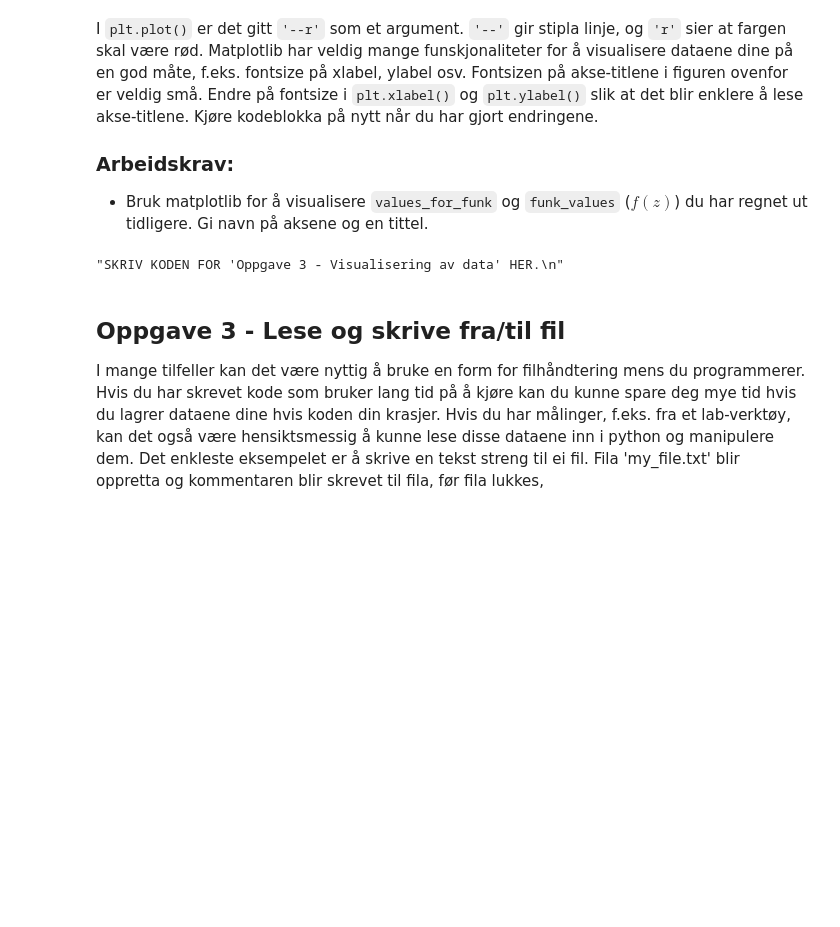
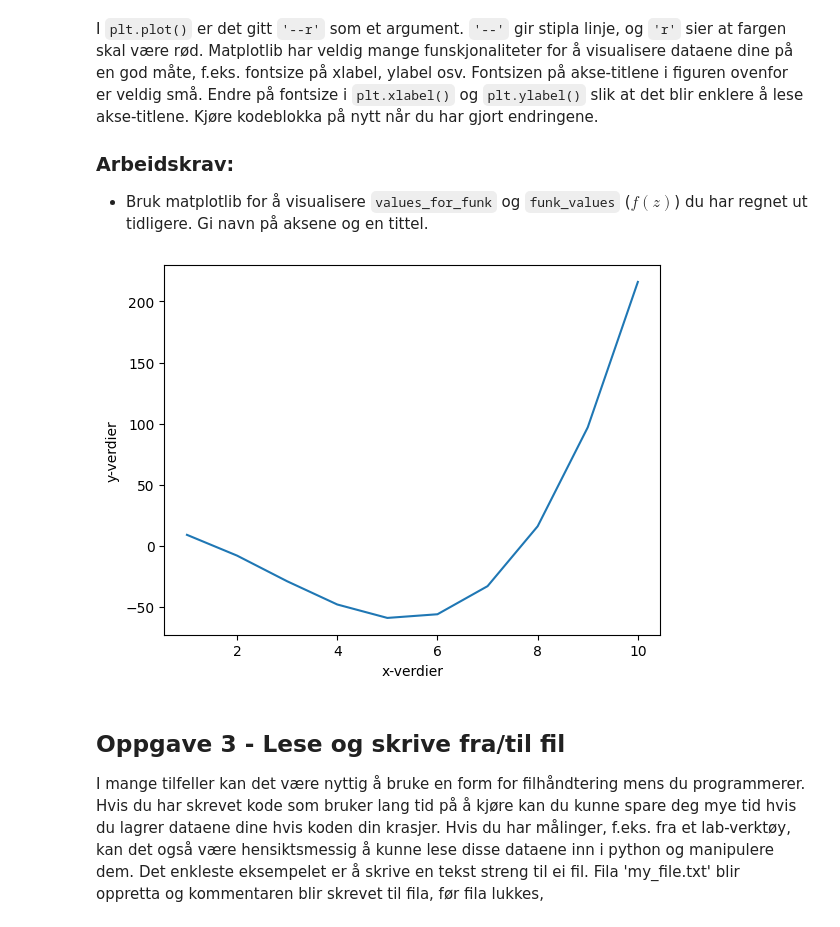
Before and after one commit to tncrdk/MekFys, a Jupyter notebook: Numerisk øving 1/Num_oving_1_FY1001(1).ipynb, the cells around one changed output. Drawn from its saved outputs; the diff is of its cells as text; code cells hidden in the pictures; blank space fills up the shorter version.

```diff
--- a/Numerisk øving 1/Num_oving_1_FY1001(1).ipynb
+++ b/Numerisk øving 1/Num_oving_1_FY1001(1).ipynb
@@ -51,4 +51,10 @@ print(mitt_tall)
 # %%
 """SKRIV FOR 'Oppgave 1a - Enkle funskjoner og lister (a)' HER.
 """
+def not_so_simple_func(z):
+    return z**3-8*z**2+16
+
+print(not_so_simple_func(3))
+print(not_so_simple_func(79))
+print(not_so_simple_func(5.76))
 # %% [output]
@@ -119,6 +128,7 @@ Bruk så ei for-løkke og fyll funk_values med  [𝑓(1),𝑓(2),𝑓(3),...,
 
 Hint: Pseudokode kan brukes som et vertøy for å få oversikt over kode-løsningen din før du faktisk implementerer den. Nedenfor er det et eksempel for hvordan en pseudokode for den ovennevnte koden kan se ut.
 # %%
+import numpy as np
 #Pseudokode:
 #lag tom liste "funk_values"
 #lag liste fylt med verdiene [1,2,3...,10] "values_for_funk"
@@ -126,3 +136,7 @@ Hint: Pseudokode kan brukes som et vertøy for å få oversikt over kode-løsnin
     #regn ut og lagre verdien fra "not_so_simple_funk" med input "tall" i en variabel
     #put verdien inn i "funk_values" med append
 #print "funk_values"
+func_values = []
+values_for_func = np.array(range(1, 11))
+func_values = not_so_simple_func(values_for_func)
+print(func_values)
@@ -171,8 +187,13 @@ I `plt.plot()` er det gitt `'--r'` som et argument. `'--'` gir stipla linje, og
 # %%
 """SKRIV KODEN FOR 'Oppgave 2 - Visualisering av data' HER.
 """
+plt.figure(2)
+plt.plot(values_for_func, func_values, label="f(x)")
+plt.xlabel("x-verdier")
+plt.ylabel("y-verdier")
+plt.show()
 # %% [output]
-"SKRIV KODEN FOR 'Oppgave 3 - Visualisering av data' HER.\n"
+[figure, added]
 # %% [markdown]
 ## Oppgave 3 - Lese og skrive fra/til fil
 
```
Also changed, not shown: parts of 13 cells of this notebook, 6 other files.
